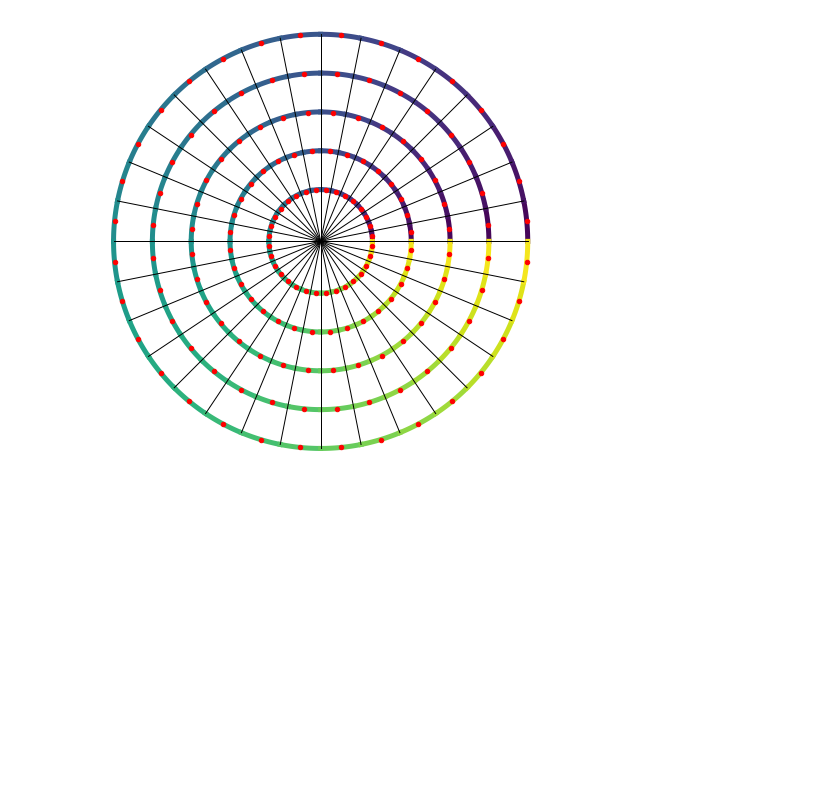
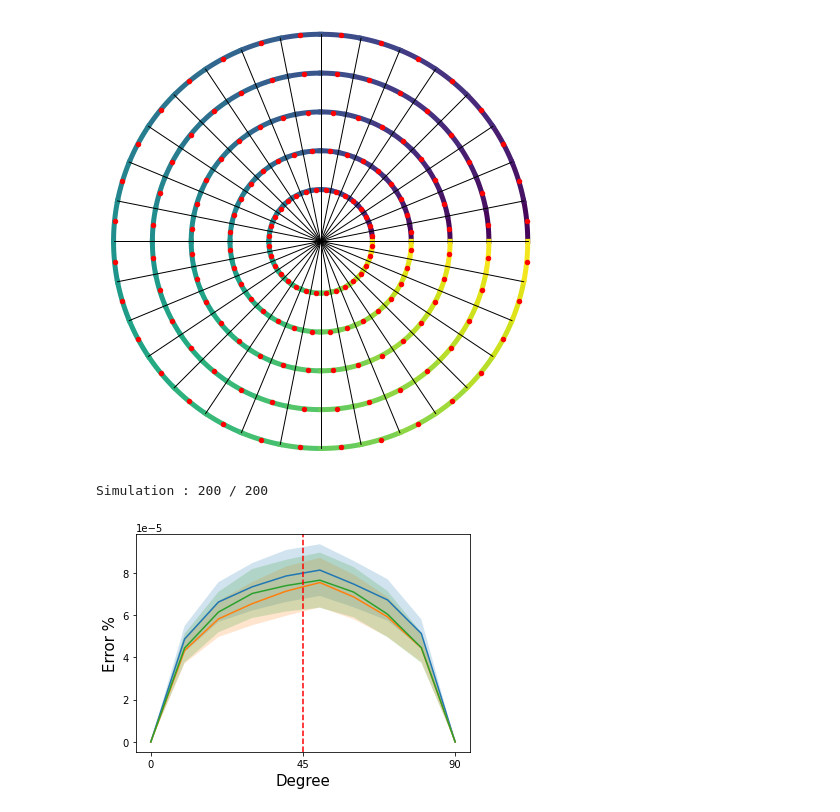
Before and after one commit to SoumyabrataKundu/Steerable, a Jupyter notebook: Plots.ipynb, the cells around one changed output. Drawn from its saved outputs; the diff is of its cells as text; code cells hidden in the pictures; blank space fills up the shorter version.

```diff
--- a/Plots.ipynb
+++ b/Plots.ipynb
@@ -149,3 +151,20 @@ def plot_voronoi_with_arc_midpoints(n_angle):
 plot_voronoi_with_arc_midpoints(32)
 # %% [output]
 [figure]
+# %%
+class GaussianDataset(torch.utils.data.Dataset):
+    def __init__(self, size, mean=0.0, std=1.0, length=1000):
+        self.mean = mean
+        self.std = std
+        self.size = size
+        self.length = length
+
+    def __len__(self):
+        return self.length
+
+    def __getitem__(self, idx):
+        if idx >= self.length:
+            raise ValueError(f'Index{idx} out of range for dataset of length {self.length}')
+        image = torch.randn(self.size) * self.std + self.mean
+        label = 0
+        return image, label
@@ -151,0 +207,27 @@ plot_voronoi_with_arc_midpoints(32)
+# %%
+# Model
+class Model(torch.nn.Module):
+    def __init__(self, n_angle, interpolation_type) -> None:
+        super().__init__()
+        freq_cutoff = 8
+
+        self.network = torch.nn.Sequential(
+            snn.SE2ConvType1(1, 4, 5, freq_cutoff, n_angle=n_angle, padding='same', interpolation_type=interpolation_type),
+            snn.SE2ConvType2(4, 16, 5, freq_cutoff, n_angle=n_angle, padding='same', interpolation_type=interpolation_type),
+            snn.SE2NormFlatten()
+        )
+
+    def forward(self,x):
+        return self.network(x.type(torch.cfloat))
+
+
+dataset = GaussianDataset(size =(1,28,28))
+interpolation_type = 1
+check_equivariance([Model(n_angle=8, interpolation_type=interpolation_type).to(device),
+                    Model(n_angle=64, interpolation_type=interpolation_type).to(device),
+                    Model(n_angle=512, interpolation_type=interpolation_type).to(device)
+                   ],
+                   dataset, lambda x, degree:snn.rotate_image(x, degree, order=1))
+# %% [output]
+Simulation : 200 / 200
+[figure, added]
```
Also changed, not shown: parts of 3 cells of this notebook, 1 other file.
